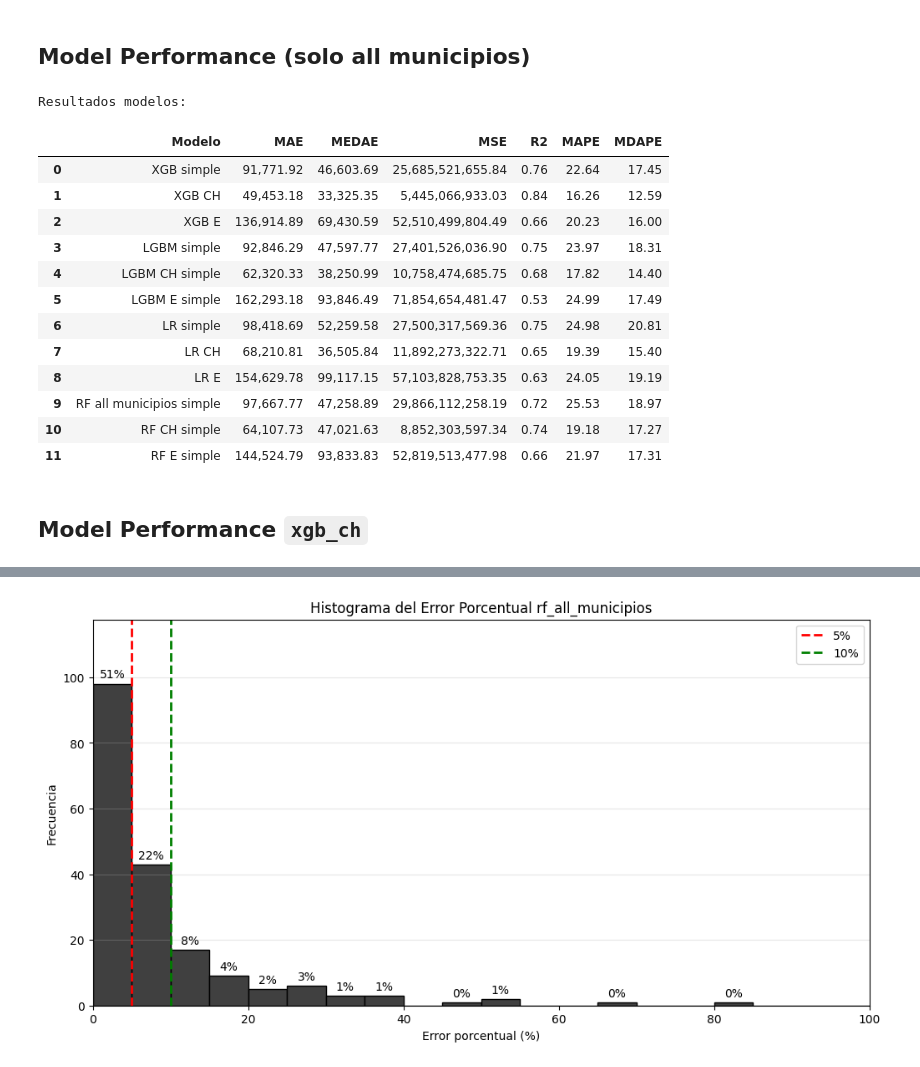
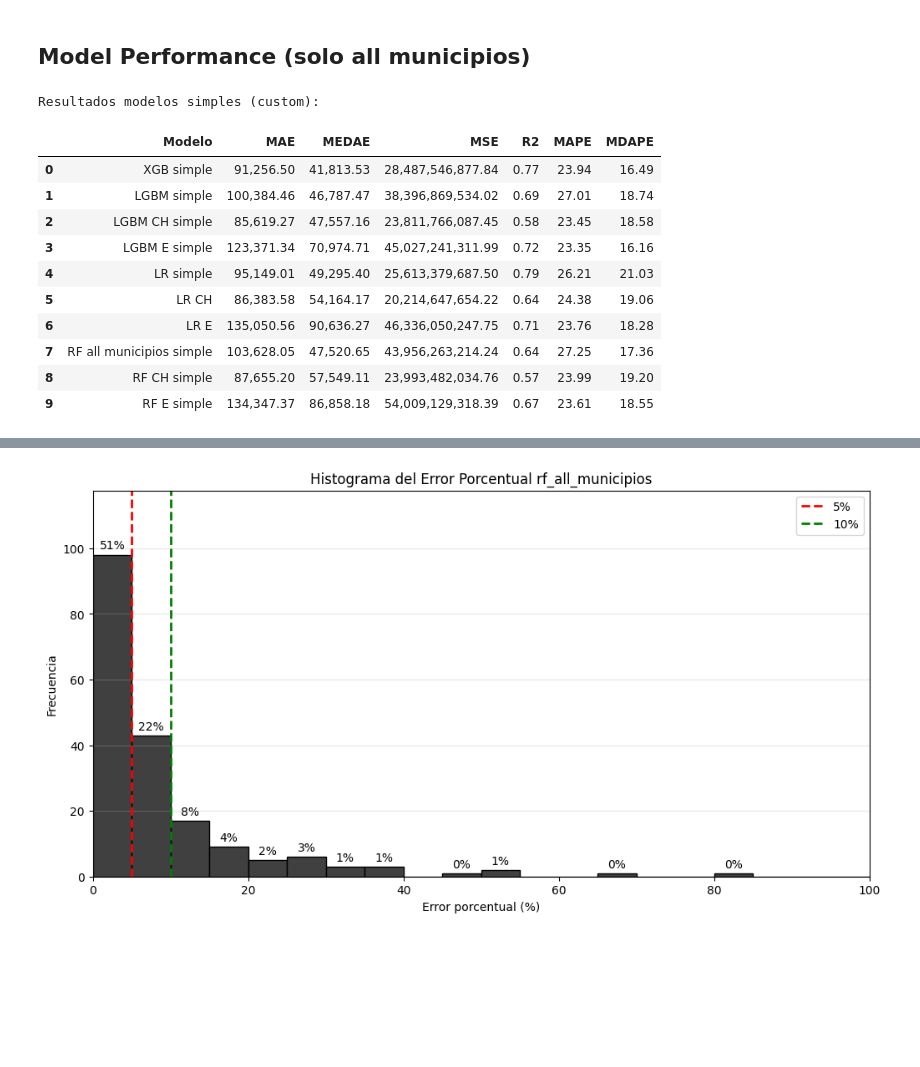
Before and after one commit to feliperenom/tesis-mcd-inm, a Jupyter notebook: src/codes/modelos_v4.ipynb, the cells around one changed output, grey strips where cells are left out. Drawn from its saved outputs; the diff is of its cells as text; code cells hidden in the pictures; blank space fills up the shorter version.

```diff
--- a/src/codes/modelos_v4.ipynb
+++ b/src/codes/modelos_v4.ipynb
@@ -976,8 +846,6 @@ Median Absolute Percentage Error (%): 25.704418607020397
 # Lista de modelos simples
 all_models_simple_custom = [
     xgb_simple,
-    xgb_ch,
-    xgb_e,
     model_lgbm_simple,
     lgbm_ch_simple,
     lgbm_e_simple,
@@ -992,8 +860,6 @@ all_models_simple_custom = [
 # Métricas correspondientes (en el mismo orden)
 mse_models_simple_custom = [
     mse_xgb_simple,
-    mse_xgb_ch,
-    mse_xgb_e,
     mse_lgbm_simple,
     mse_lgbm_ch_simple,
     mse_lgbm_e_simple,
@@ -1007,8 +873,6 @@ mse_models_simple_custom = [
 
 r2_models_simple_custom = [
     r2_xgb_simple,
-    r2_xgb_ch,
-    r2_xgb_e,
     r2_lgbm_simple,
     r2_lgbm_ch_simple,
     r2_lgbm_e_simple,
@@ -1022,8 +886,6 @@ r2_models_simple_custom = [
 
 mae_models_simple_custom = [
     mae_xgb_simple,
-    mae_xgb_ch,
-    mae_xgb_e,
     mae_lgbm_simple,
     mae_lgbm_ch_simple,
     mae_lgbm_e_simple,
@@ -1037,8 +899,6 @@ mae_models_simple_custom = [
 
 medae_models_simple_custom = [
     medae_xgb_simple,
-    medae_xgb_ch,
-    medae_xgb_e,
     medae_lgbm_simple,
     medae_lgbm_ch_simple,
     medae_lgbm_e_simple,
@@ -1052,8 +912,6 @@ medae_models_simple_custom = [
 
 mape_models_simple_custom = [
     mape_xgb_simple,
-    mape_xgb_ch,
-    mape_xgb_e,
     mape_lgbm_simple,
     mape_lgbm_ch_simple,
     mape_lgbm_e_simple,
@@ -1067,8 +925,6 @@ mape_models_simple_custom = [
 
 mdape_models_simple_custom = [
     mdape_xgb_simple,
-    mdape_xgb_ch,
-    mdape_xgb_e,
     mdape_lgbm_simple,
     mdape_lgbm_ch_simple,
     mdape_lgbm_e_simple,
@@ -1082,47 +938,41 @@ mdape_models_simple_custom = [
 # %%
 # Nombres de los modelos
 model_names_simple_custom = [
     "XGB simple",
-    "XGB CH",
-    "XGB E",
     "LGBM simple",
     "LGBM CH simple",
     "LGBM E simple",
     "LR simple",
     "LR CH",
     "LR E",
     "RF all municipios simple",
     "RF CH simple",
     "RF E simple"
 ]
 
 # Generar la tabla
 tabla_simple_custom = crear_tabla_resultados(
     model_names_simple_custom,
     mse_models_simple_custom,
     r2_models_simple_custom,
     mae_models_simple_custom,
     medae_models_simple_custom,
     mape_models_simple_custom,
     mdape_models_simple_custom
 )
 
-print("Resultados modelos:")
+print("Resultados modelos simples (custom):")
 tabla_simple_custom
 # %% [output]
-Resultados modelos:
+Resultados modelos simples (custom):
 |  | Modelo | MAE | MEDAE | MSE | R2 | MAPE | MDAPE |
-| 0 | XGB simple | 91,771.92 | 46,603.69 | 25,685,521,655.84 | 0.76 | 22.64 | 17.45 |
-| 1 | XGB CH | 49,453.18 | 33,325.35 | 5,445,066,933.03 | 0.84 | 16.26 | 12.59 |
-| 2 | XGB E | 136,914.89 | 69,430.59 | 52,510,499,804.49 | 0.66 | 20.23 | 16.00 |
-| 3 | LGBM simple | 92,846.29 | 47,597.77 | 27,401,526,036.90 | 0.75 | 23.97 | 18.31 |
-| 4 | LGBM CH simple | 62,320.33 | 38,250.99 | 10,758,474,685.75 | 0.68 | 17.82 | 14.40 |
-| 5 | LGBM E simple | 162,293.18 | 93,846.49 | 71,854,654,481.47 | 0.53 | 24.99 | 17.49 |
-| 6 | LR simple | 98,418.69 | 52,259.58 | 27,500,317,569.36 | 0.75 | 24.98 | 20.81 |
-| 7 | LR CH | 68,210.81 | 36,505.84 | 11,892,273,322.71 | 0.65 | 19.39 | 15.40 |
-| 8 | LR E | 154,629.78 | 99,117.15 | 57,103,828,753.35 | 0.63 | 24.05 | 19.19 |
-| 9 | RF all municipios simple | 97,667.77 | 47,258.89 | 29,866,112,258.19 | 0.72 | 25.53 | 18.97 |
-| 10 | RF CH simple | 64,107.73 | 47,021.63 | 8,852,303,597.34 | 0.74 | 19.18 | 17.27 |
-| 11 | RF E simple | 144,524.79 | 93,833.83 | 52,819,513,477.98 | 0.66 | 21.97 | 17.31 |
+| 0 | XGB simple | 91,256.50 | 41,813.53 | 28,487,546,877.84 | 0.77 | 23.94 | 16.49 |
+| 1 | LGBM simple | 100,384.46 | 46,787.47 | 38,396,869,534.02 | 0.69 | 27.01 | 18.74 |
+| 2 | LGBM CH simple | 85,619.27 | 47,557.16 | 23,811,766,087.45 | 0.58 | 23.45 | 18.58 |
+| 3 | LGBM E simple | 123,371.34 | 70,974.71 | 45,027,241,311.99 | 0.72 | 23.35 | 16.16 |
+| 4 | LR simple | 95,149.01 | 49,295.40 | 25,613,379,687.50 | 0.79 | 26.21 | 21.03 |
+| 5 | LR CH | 86,383.58 | 54,164.17 | 20,214,647,654.22 | 0.64 | 24.38 | 19.06 |
+| 6 | LR E | 135,050.56 | 90,636.27 | 46,336,050,247.75 | 0.71 | 23.76 | 18.28 |
+| 7 | RF all municipios simple | 103,628.05 | 47,520.65 | 43,956,263,214.24 | 0.64 | 27.25 | 17.36 |
+| 8 | RF CH simple | 87,655.20 | 57,549.11 | 23,993,482,034.76 | 0.57 | 23.99 | 19.20 |
+| 9 | RF E simple | 134,347.37 | 86,858.18 | 54,009,129,318.39 | 0.67 | 23.61 | 18.55 |
-# %% [markdown]
-## Model Performance `xgb_ch`
```
Also changed, not shown: parts of 47 cells of this notebook, 2 other files.
